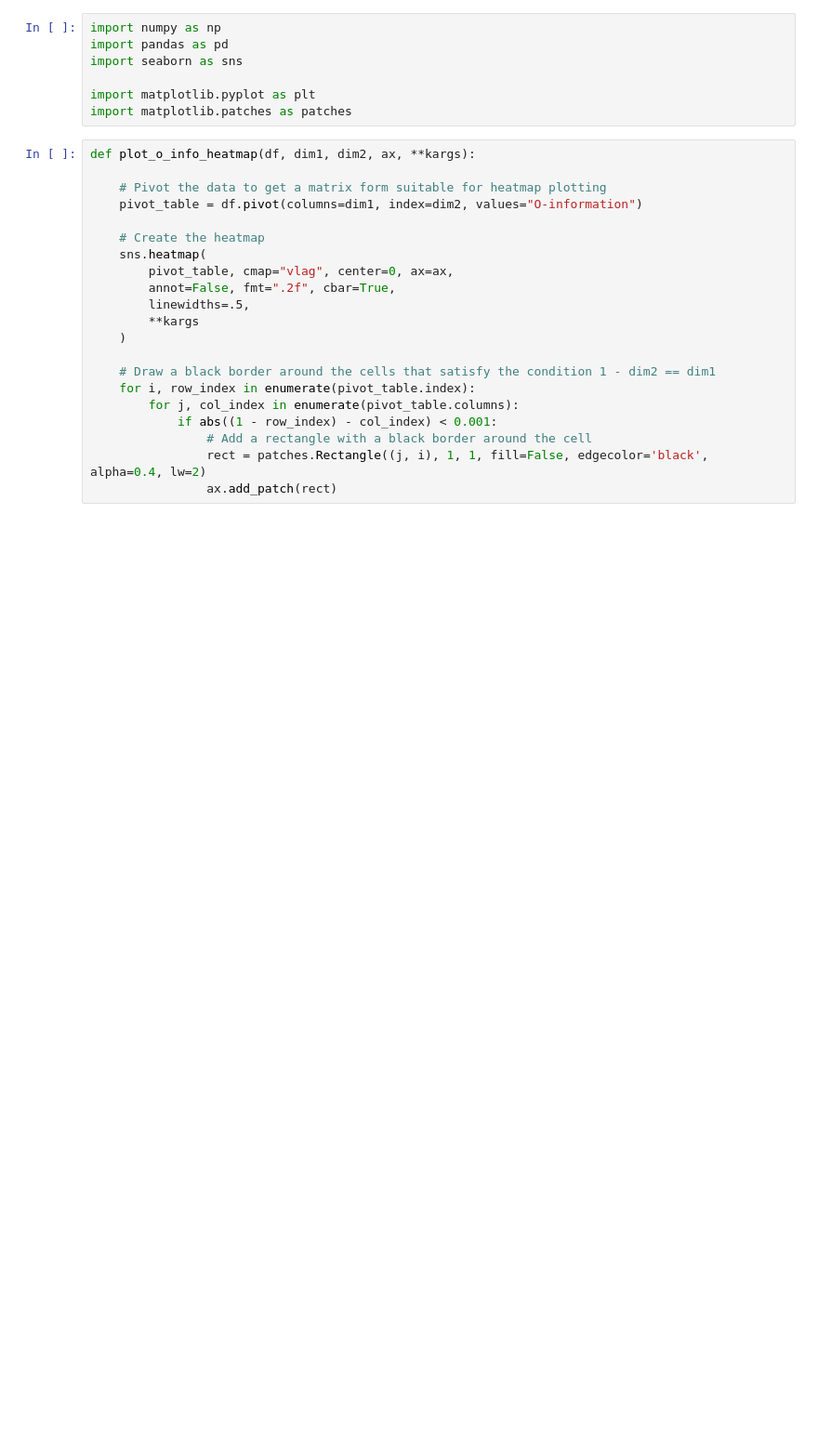
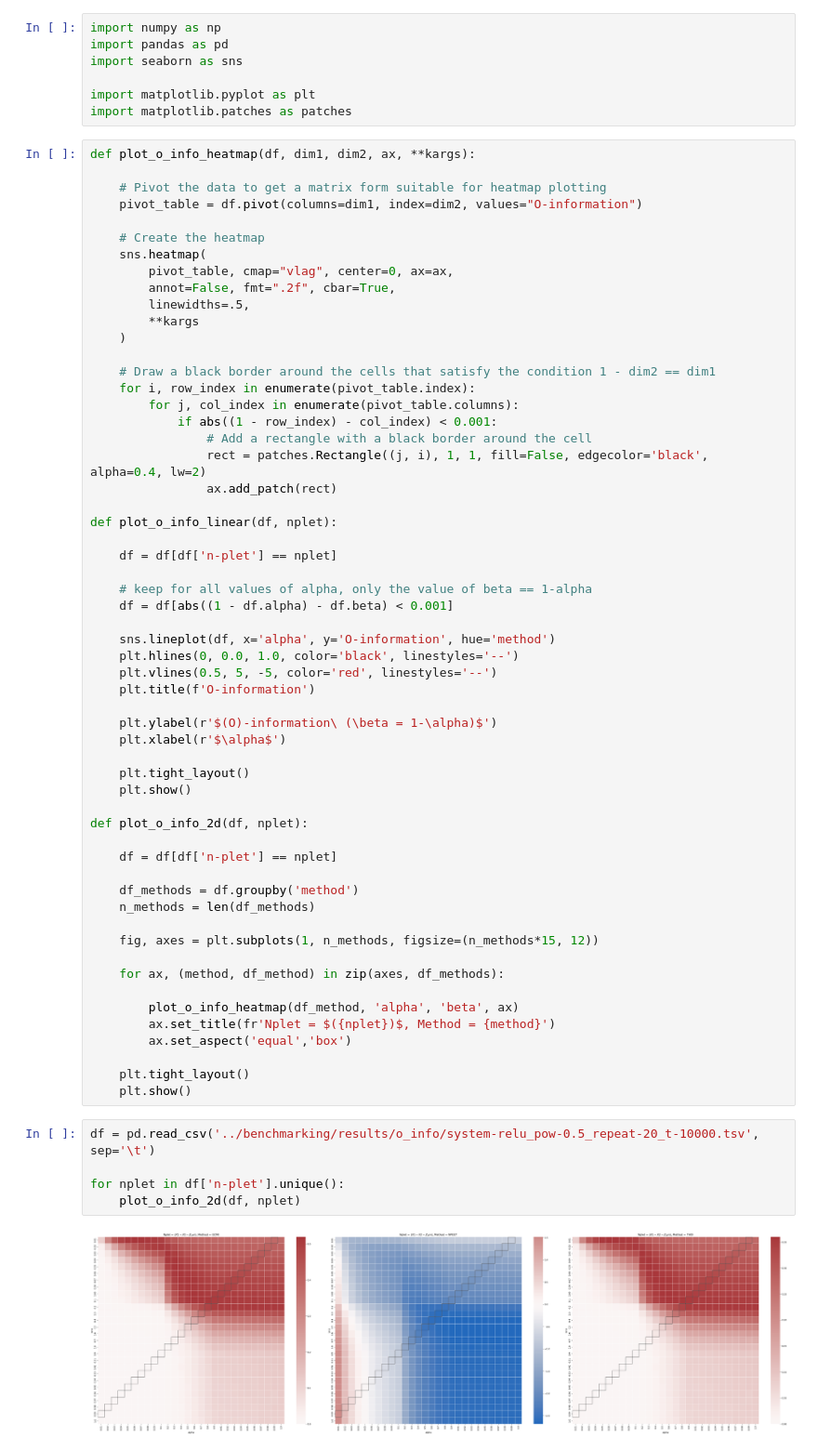
Before and after one commit to Laouen/Oinformation, a Jupyter notebook: analysis/o_information_qualitative.ipynb, the cells around one changed output. Shown at 93% size. Saved outputs shown, nothing was run; the diff lists cells and outputs as text; blank space fills up the shorter version.

Commit message:
modified xor system

```diff
--- a/analysis/o_information_qualitative.ipynb
+++ b/analysis/o_information_qualitative.ipynb
@@ -26,3 +26,46 @@ def plot_o_info_heatmap(df, dim1, dim2, ax, **kargs):
                 # Add a rectangle with a black border around the cell
                 rect = patches.Rectangle((j, i), 1, 1, fill=False, edgecolor='black', alpha=0.4, lw=2)
                 ax.add_patch(rect)
+
+def plot_o_info_linear(df, nplet):
+
+    df = df[df['n-plet'] == nplet]
+
+    # keep for all values of alpha, only the value of beta == 1-alpha
+    df = df[abs((1 - df.alpha) - df.beta) < 0.001]
+
+    sns.lineplot(df, x='alpha', y='O-information', hue='method')
+    plt.hlines(0, 0.0, 1.0, color='black', linestyles='--')
+    plt.vlines(0.5, 5, -5, color='red', linestyles='--')
+    plt.title(f'O-information')
+
+    plt.ylabel(r'$(O)-information\ (\beta = 1-\alpha)$')
+    plt.xlabel(r'$\alpha$')
+
+    plt.tight_layout()
+    plt.show()
+
+def plot_o_info_2d(df, nplet):
+
+    df = df[df['n-plet'] == nplet]
+
+    df_methods = df.groupby('method')
+    n_methods = len(df_methods)
+
+    fig, axes = plt.subplots(1, n_methods, figsize=(n_methods*15, 12))
+
+    for ax, (method, df_method) in zip(axes, df_methods):
+
+        plot_o_info_heatmap(df_method, 'alpha', 'beta', ax)
+        ax.set_title(fr'Nplet = $({nplet})$, Method = {method}')
+        ax.set_aspect('equal','box')
+
+    plt.tight_layout()
+    plt.show()
+# %%
+df = pd.read_csv('../benchmarking/results/o_info/system-relu_pow-0.5_repeat-20_t-10000.tsv', sep='\t')
+
+for nplet in df['n-plet'].unique():
+    plot_o_info_2d(df, nplet)
+# %% [output]
+[figure, added]
```
Also changed, not shown: parts of 10 cells of this notebook, 15 other files.
